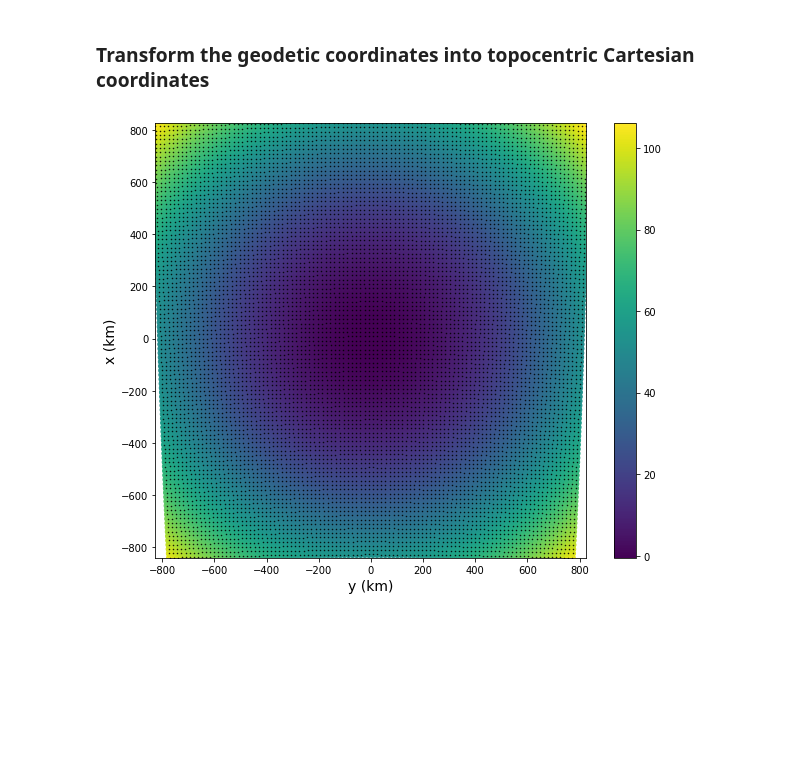
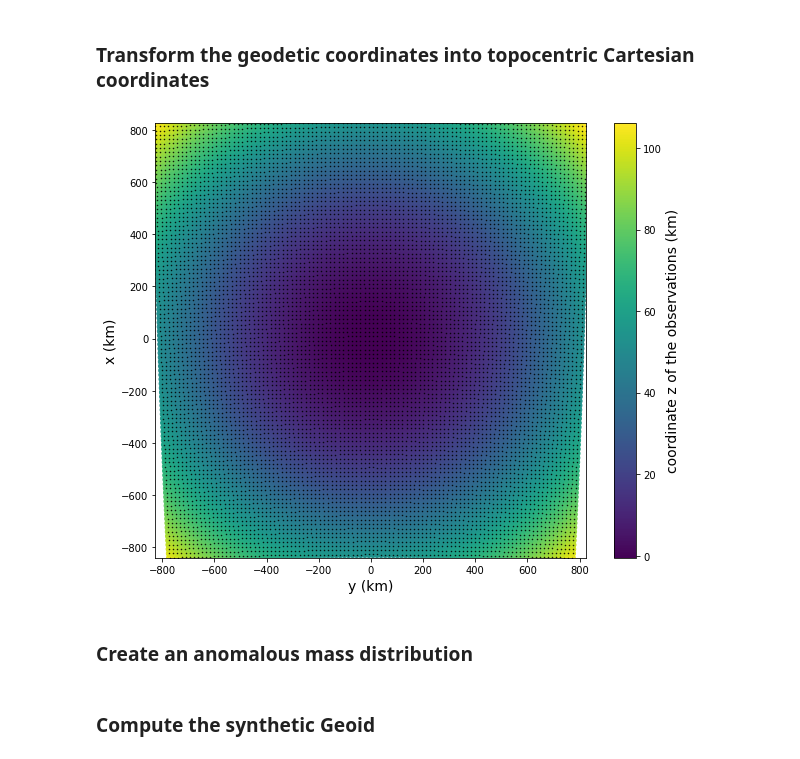
Before and after one commit to efrainlav/use-the-disturbance, a Jupyter notebook: code/gravity_modeling.ipynb, the cells around one changed output. Cells and saved outputs as stored; diff of their text form; code cells hidden in the pictures; blank space fills up the shorter version.

```diff
--- a/code/gravity_modeling.ipynb
+++ b/code/gravity_modeling.ipynb
@@ -63,11 +47,20 @@ b = a*(1 - f)
+# %%
+# semimajor and semiminor axes of the reference elipsoid
+a = normal_gravity.WGS84.a
+b = normal_gravity.WGS84.b
+# %%
+# origin of the topocentric system
+h_P = 0
+latitude_P = 0.5*(latitude_max + latitude_min)
+longitude_P = 0.5*(longitude_max + longitude_min)
 # %%
 # Cartesian coordinates of the observations
-xP, yP, zP = co.GGC2TCC(0, central_latitude, central_longitude,
-                        hP, latitude, longitude, a, b)
+x, y, z = co.GGC2TCC(h_P, latitude_P, longitude_P,
+                     h, latitude, longitude, a, b)
 # %%
-xP_min = np.min(xP)
-xP_max = np.max(xP)
-yP_min = np.min(yP)
-yP_max = np.max(yP)
+x_min = np.min(x)
+x_max = np.max(x)
+y_min = np.min(y)
+y_max = np.max(y)
 # %%
 # Cartesian coordinates of the reference elipsoid surface
@@ -76,13 +69,16 @@ xQ, yQ, zQ = co.GGC2TCC(0, central_latitude, central_longitude,
 # %%
 plt.figure(figsize=(10,8))
 plt.axis('scaled')
-plt.scatter(0.001*yP, 0.001*xP, c=0.001*zP, marker='o', cmap=plt.get_cmap('viridis'))
-plt.colorbar()
-plt.plot(0.001*yP, 0.001*xP, 'k.', markersize=1)
-plt.xlim(0.001*yP_min, 0.001*yP_max)
-plt.ylim(0.001*xP_min, 0.001*xP_max)
+plt.scatter(0.001*y, 0.001*x, c=0.001*z, marker='o', cmap=plt.get_cmap('viridis'))
+cb = plt.colorbar()
+cb.set_label('coordinate z of the observations (km)', fontsize=14)
+plt.plot(0.001*y, 0.001*x, 'k.', markersize=1)
+plt.xlim(0.001*y_min, 0.001*y_max)
+plt.ylim(0.001*x_min, 0.001*x_max)
 plt.xlabel('y (km)', fontsize=14)
 plt.ylabel('x (km)', fontsize=14)
 plt.show()
 # %% [output]
-[figure, old version]
+[figure, new version]
+# %% [markdown]
+### Create an anomalous mass distribution
@@ -88,0 +90,2 @@ plt.show()
+# %% [markdown]
+### Compute the synthetic Geoid
```
Also changed, not shown: parts of 14 cells of this notebook, 2 other files.
